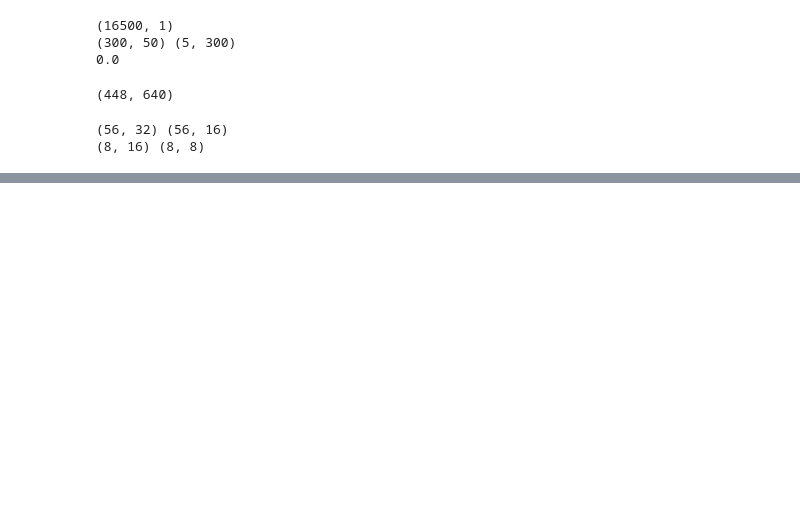
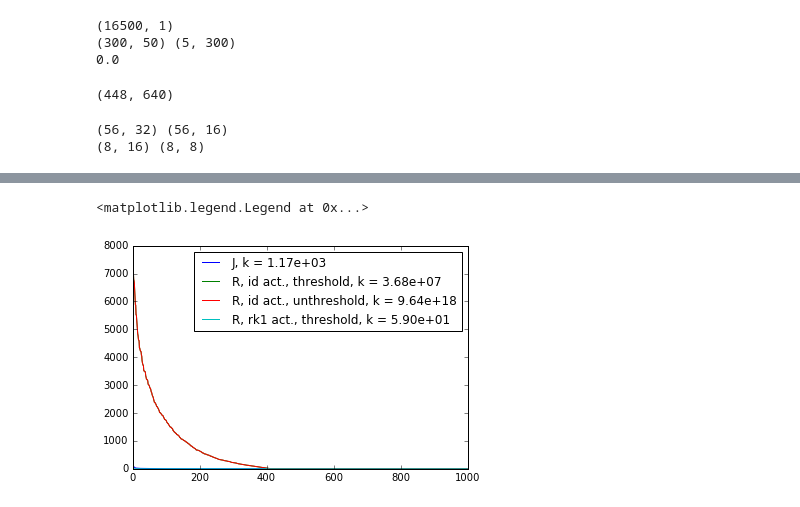
Before and after one commit to vincentLiangBerkeley/Second-order-nn, a Jupyter notebook: Untitled.ipynb, the cells around one changed output, grey strips where cells are left out. Drawn from its saved outputs; the diff is of its cells as text; code cells hidden in the pictures; blank space fills up the shorter version.

```diff
--- a/Untitled.ipynb
+++ b/Untitled.ipynb
@@ -746,0 +829,32 @@ plt.legend()
+# %%
+Jtr_full = form_Jtr(N, W, F)
+
+A = np.dot(Jtr_full, Jtr_full.T) + lamb*np.eye(Jtr_full.shape[0])
+
+R_full = assemble_R_precon(R, SS, np.sqrt(lamb))
+A2 = np.dot(R_full.T, R_full)
+
+R_rk1_full = assemble_R_precon(R_rk1, SS_rk1, np.sqrt(lamb))
+A3 = np.dot(R_rk1_full.T, R_rk1_full)
+
+R_uncon_full = assemble_R_precon(R, SS, 0)
+A4 = np.dot(R_uncon_full.T, R_uncon_full)
+
+u,s,v = np.linalg.svd(A)
+u,s2,v = np.linalg.svd(A2)
+u,s3,v = np.linalg.svd(A3)
+u,s4,v = np.linalg.svd(A4)
+
+k = np.linalg.cond(A)
+k2 = np.linalg.cond(A2)
+k3 = np.linalg.cond(A3)
+k4 = np.linalg.cond(A4)
+# %%
+plt.plot(s, label='J, k = %.2e' % k)
+plt.plot(s2, label='R, id act., threshold, k = %.2e' % k2)
+plt.plot(s4, label='R, id act., unthreshold, k = %.2e' % k4)
+plt.plot(s3, label='R, rk1 act., threshold, k = %.2e' % k3)
+plt.legend()
+# %% [output]
+<matplotlib.legend.Legend at 0x...>
+[figure, added]
```
Also changed, not shown: parts of 22 cells of this notebook.
